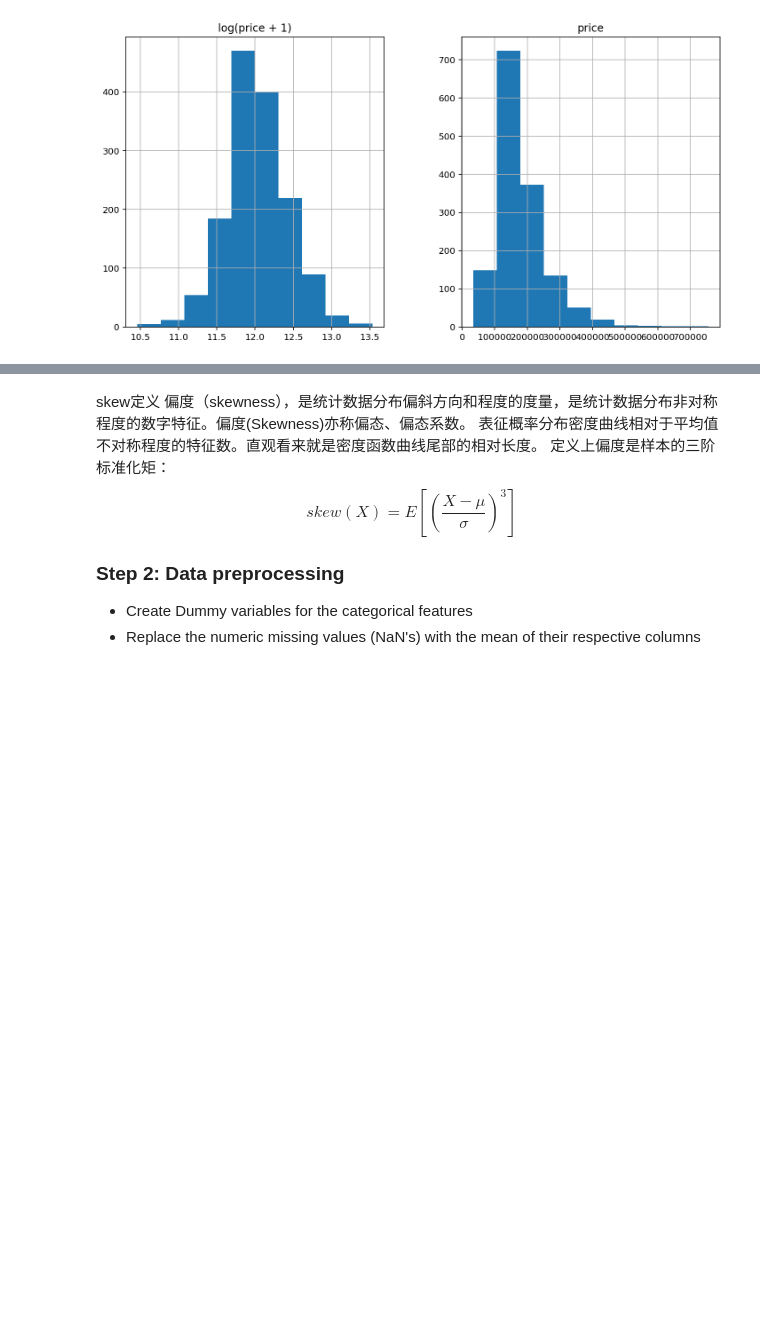
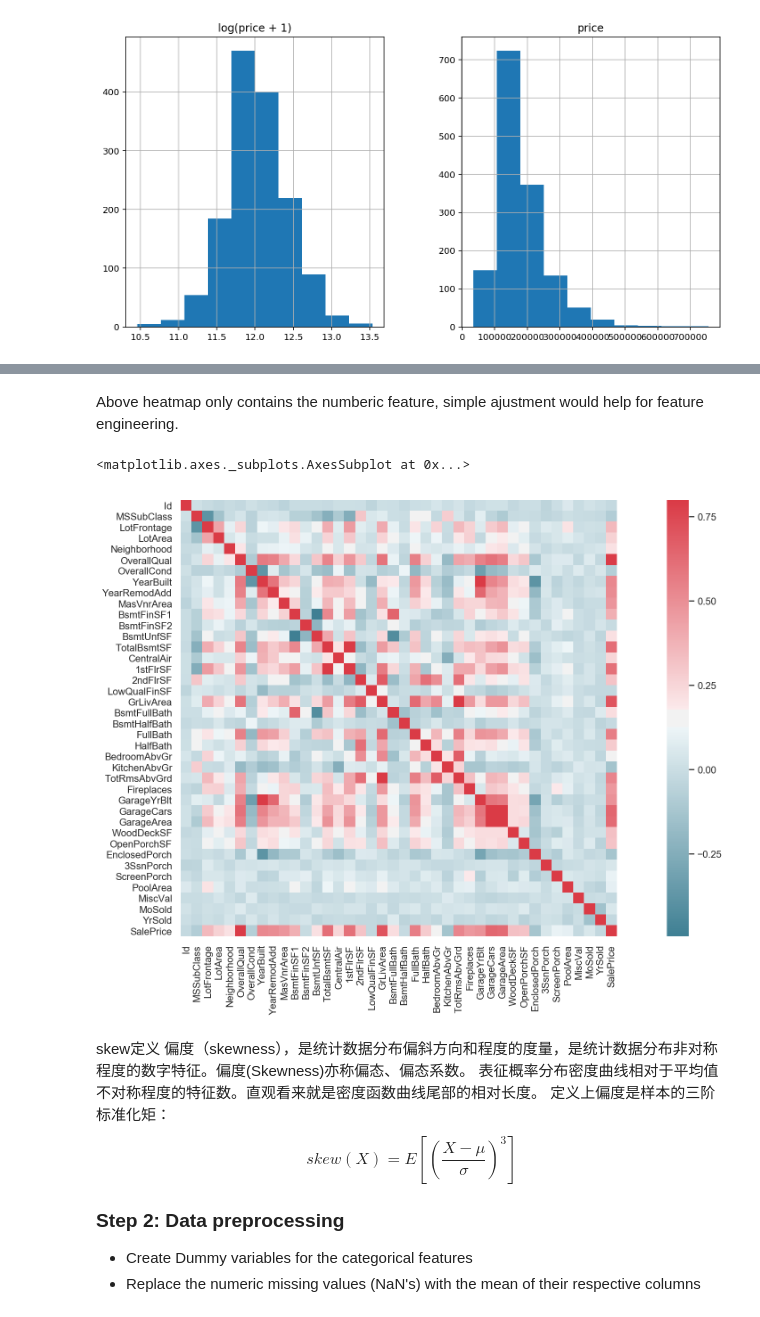
Before and after one commit to monkeyxite/kaggle, a Jupyter notebook: regularized-linear-models/regularized-linear-models.ipynb, the cells around one changed output, grey strips where cells are left out. Cells and saved outputs as stored; diff of their text form; code cells hidden in the pictures; blank space fills up the shorter version.

```diff
--- a/regularized-linear-models/regularized-linear-models.ipynb
+++ b/regularized-linear-models/regularized-linear-models.ipynb
@@ -178,3 +235,17 @@ array([[<matplotlib.axes._subplots.AxesSubplot object at 0x...>,
+# %% [markdown]
+Above heatmap only contains the numberic feature, simple ajustment would help for feature engineering.
+# %%
+from sklearn import preprocessing
+f_names = ['CentralAir', 'Neighborhood']
+for x in f_names:
+    label = preprocessing.LabelEncoder()
+    train[x] = label.fit_transform(train[x])
+corrmat = train.corr()
+f, ax = plt.subplots(figsize=(20, 9))
+sns.heatmap(corrmat, vmax=0.8, cmap=cmap, square=True)
+# %% [output]
+<matplotlib.axes._subplots.AxesSubplot at 0x...>
+[figure, added]
 # %%
 #temp = train.crosstab([df['Pclass'], df['Sex']], df['Survived'].astype(bool))
 #temp.plot(kind='bar', stacked=True, color=['red','blue'], grid=False)
```
Also changed, not shown: parts of 7 cells of this notebook.
